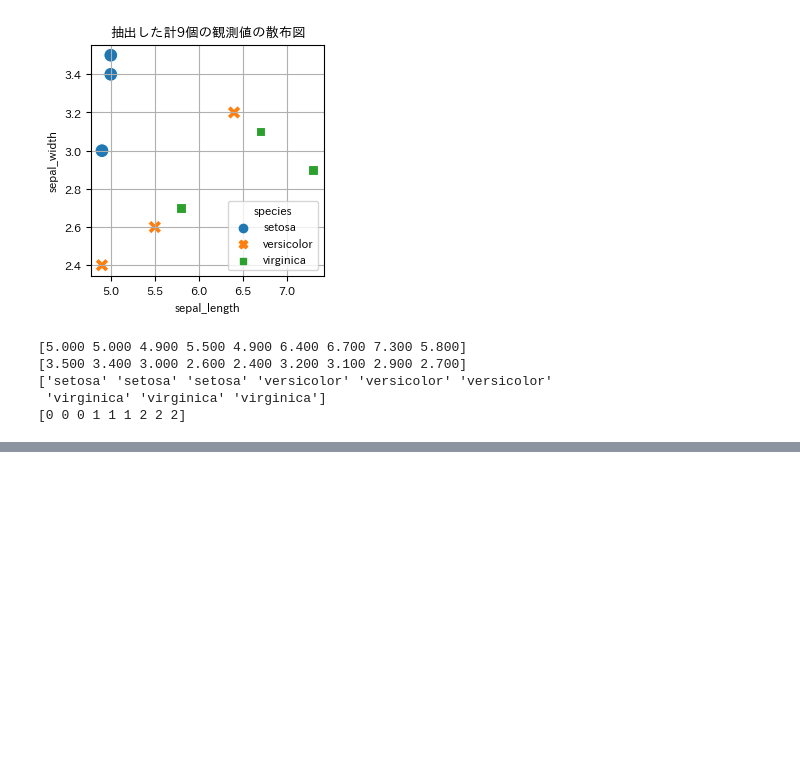
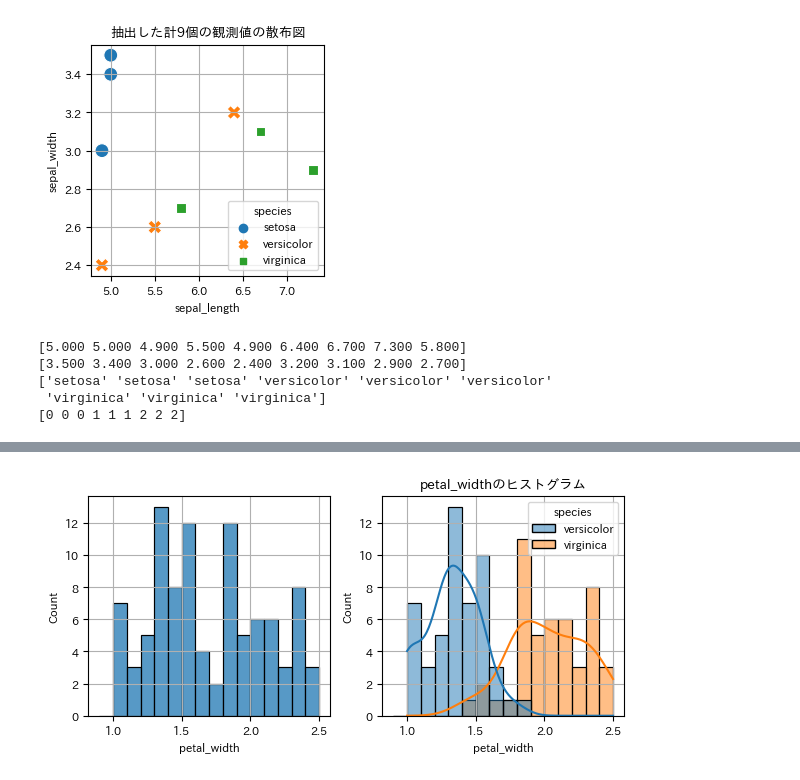
Before and after one commit to makkimaki/python-bayes-intro, a Jupyter notebook: すらすらベイズ写経_2.ipynb, the cells around one changed output, grey strips where cells are left out. Saved outputs shown, nothing was run; the diff lists cells and outputs as text; code cells hidden in the pictures; blank space fills up the shorter version.

```diff
--- a/すらすらベイズ写経_2.ipynb
+++ b/すらすらベイズ写経_2.ipynb
@@ -439,0 +564,23 @@ print(cl)
+# %%
+df2 = df.query("species != 'setosa'")
+bins = np.arange(df2["petal_width"].min()-0.1, df2["petal_width"].max()+0.1, 0.1)
+fig, ax = plt.subplots(1,2, figsize=(6,3))
+sns.histplot(
+    x="petal_width",
+    data=df2,
+    bins=bins,
+    ax=ax[0],
+)
+sns.histplot(
+    x="petal_width",
+    data=df2,
+    hue="species",
+    bins=bins,
+    ax=ax[1],
+    kde=True
+)
+plt.title("petal_widthのヒストグラム")
+plt.tight_layout()
+plt.show()
+# %% [output]
+[figure, added]
```
Also changed, not shown: parts of 26 cells of this notebook.
